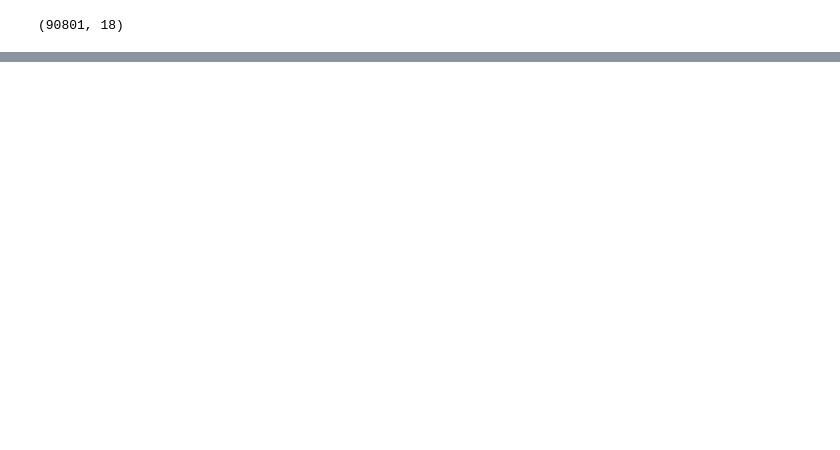
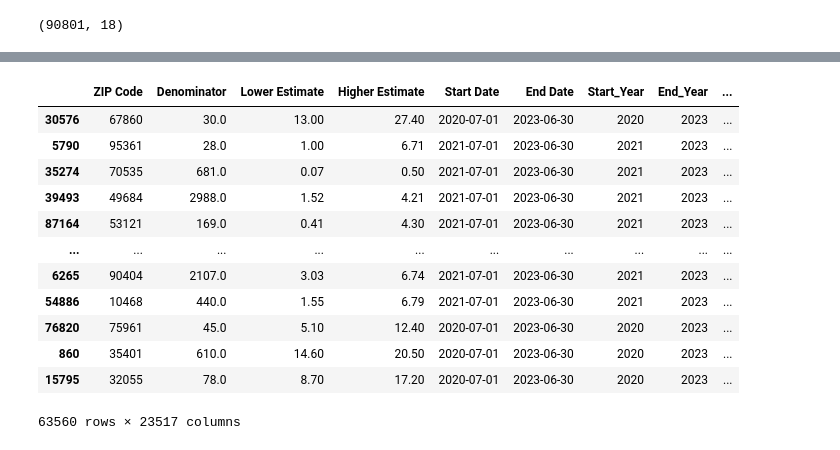
Before and after one commit to jahnavi13031999/Capstone-Project-Final, a Jupyter notebook: assignment.ipynb, the cells around one changed output, grey strips where cells are left out. Drawn from its saved outputs; the diff is of its cells as text; code cells hidden in the pictures; blank space fills up the shorter version.

```diff
--- a/assignment.ipynb
+++ b/assignment.ipynb
@@ -125,0 +261,8 @@ Date Range of 'Start Date':
+# %%
+# Numerical columns imputation (mean strategy)
+num_imputer = SimpleImputer(strategy='mean')
+df[['Denominator', 'Score', 'Lower Estimate', 'Higher Estimate']] = num_imputer.fit_transform(
+    df[['Denominator', 'Score', 'Lower Estimate', 'Higher Estimate']]
+)
+# %%
+df['Footnote'].replace({pd.NA: df['Footnote'].mode()[0]},inplace=True)
@@ -125,0 +290,31 @@ Date Range of 'Start Date':
+# %%
+# Datetime feature engineering
+df['Start_Year'] = df['Start Date'].dt.year
+df['End_Year'] = df['End Date'].dt.year
+df['Duration_Days'] = (df['End Date'] - df['Start Date']).dt.days
+# %%
+# Convert categorical columns to numerical using one-hot encoding (if necessary)
+df = pd.get_dummies(df, drop_first=True)
+
+# Split data into features (X) and target (y)
+X = df.drop('Score', axis=1)
+y = df['Score']
+
+# Split data into train and test sets
+X_train, X_test, y_train, y_test = train_test_split(X, y, test_size=0.3, random_state=42)
+# %%
+X_train
+# %% [output]
+|  | ZIP Code | Denominator | Lower Estimate | Higher Estimate | Start Date | End Date | Start_Year | End_Year | ... |
+| 30576 | 67860 | 30.0 | 13.00 | 27.40 | 2020-07-01 | 2023-06-30 | 2020 | 2023 | ... |
+| 5790 | 95361 | 28.0 | 1.00 | 6.71 | 2021-07-01 | 2023-06-30 | 2021 | 2023 | ... |
+| 35274 | 70535 | 681.0 | 0.07 | 0.50 | 2021-07-01 | 2023-06-30 | 2021 | 2023 | ... |
+| 39493 | 49684 | 2988.0 | 1.52 | 4.21 | 2021-07-01 | 2023-06-30 | 2021 | 2023 | ... |
+| 87164 | 53121 | 169.0 | 0.41 | 4.30 | 2021-07-01 | 2023-06-30 | 2021 | 2023 | ... |
+| ... | ... | ... | ... | ... | ... | ... | ... | ... | ... |
+| 6265 | 90404 | 2107.0 | 3.03 | 6.74 | 2021-07-01 | 2023-06-30 | 2021 | 2023 | ... |
+| 54886 | 10468 | 440.0 | 1.55 | 6.79 | 2021-07-01 | 2023-06-30 | 2021 | 2023 | ... |
+| 76820 | 75961 | 45.0 | 5.10 | 12.40 | 2020-07-01 | 2023-06-30 | 2020 | 2023 | ... |
+| 860 | 35401 | 610.0 | 14.60 | 20.50 | 2020-07-01 | 2023-06-30 | 2020 | 2023 | ... |
+| 15795 | 32055 | 78.0 | 8.70 | 17.20 | 2020-07-01 | 2023-06-30 | 2020 | 2023 | ... |
+63560 rows × 23517 columns
```
Also changed, not shown: parts of 32 cells of this notebook.
